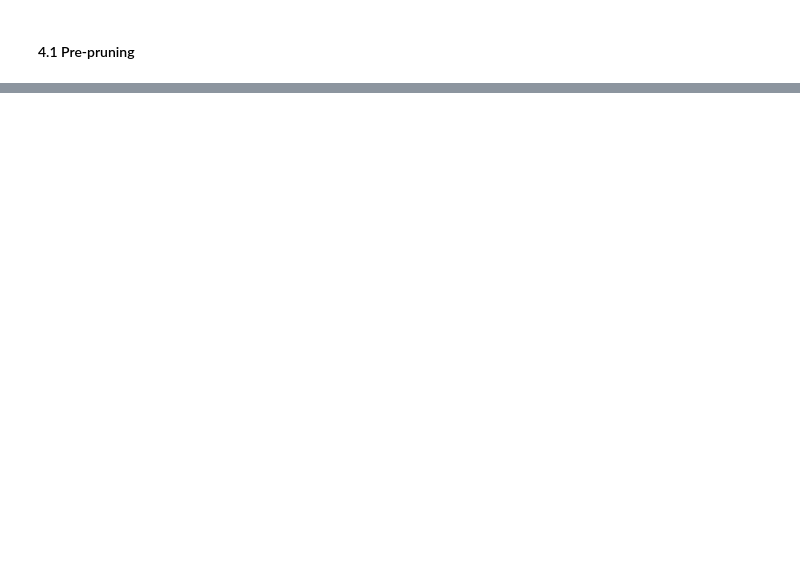
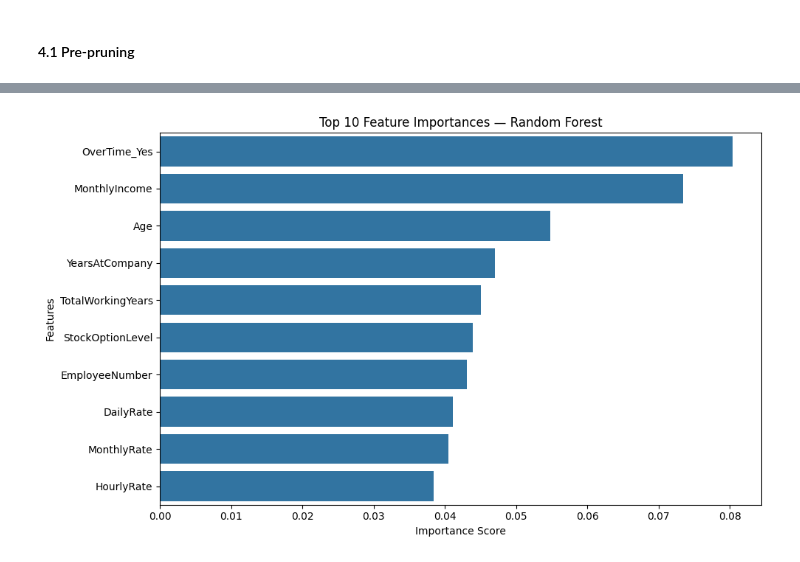
Before and after one commit to kevish2822/Machine-Learning-Foundations, a Jupyter notebook: 01_Supervised_Learning/Employee_Attrition_Project/employee-attrition.ipynb, the cells around one changed output, grey strips where cells are left out. Cells and saved outputs as stored; diff of their text form; code cells hidden in the pictures; blank space fills up the shorter version.

```diff
--- a/01_Supervised_Learning/Employee_Attrition_Project/employee-attrition.ipynb
+++ b/01_Supervised_Learning/Employee_Attrition_Project/employee-attrition.ipynb
@@ -394,0 +464,13 @@ CM:  [[221  34]
+# %%
+best_post_DT_model = DecisionTreeClassifier(max_depth=best_max_depth, min_samples_split=best_min_sample_split, ccp_alpha=best_ccp_alpha, random_state=55)
+best_post_DT_model.fit(X_train, y_train)
+
+y_pred_best_post_DT = best_post_DT_model.predict(X_test)
+
+# Evaluation
+print("Decision Tree Model")
+print("Recall: ", recall_score(y_test, y_pred_best_post_DT))
+print("Accuracy: ", accuracy_score(y_test, y_pred_best_post_DT))
+print("Precision: ", precision_score(y_test, y_pred_best_post_DT))
+print("F1 score: ", f1_score(y_test, y_pred_best_post_DT))
+print("CM: ", confusion_matrix(y_test, y_pred_best_post_DT))
@@ -394,0 +526,14 @@ CM:  [[221  34]
+# %%
+importances = rf.feature_importances_
+
+feature_importance_df = pd.DataFrame({
+    "Feature": X_train.columns,
+    "Importance": importances
+})
+
+feature_importance_df = feature_importance_df.sort_values(
+    by="Importance",
+    ascending=False
+)
+
+feature_importance_df.head(10)
@@ -394,0 +552,17 @@ CM:  [[221  34]
+# %%
+plt.figure(figsize=(10,6))
+
+sns.barplot(
+    data=feature_importance_df.head(10),
+    x="Importance",
+    y="Feature"
+)
+
+plt.title("Top 10 Feature Importances — Random Forest")
+plt.xlabel("Importance Score")
+plt.ylabel("Features")
+
+plt.tight_layout()
+plt.show()
+# %% [output]
+[figure, added]
```
Also changed, not shown: parts of 23 cells of this notebook, 2 other files.
